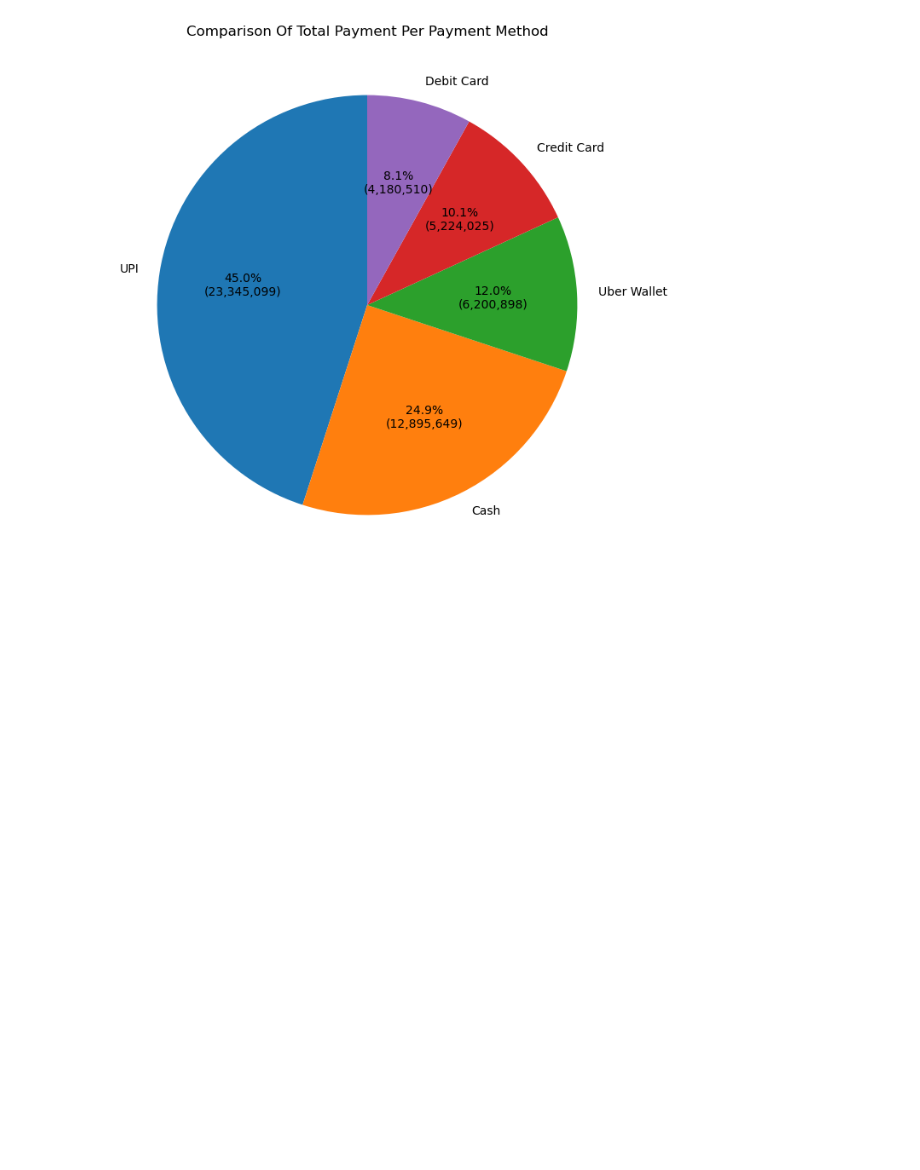
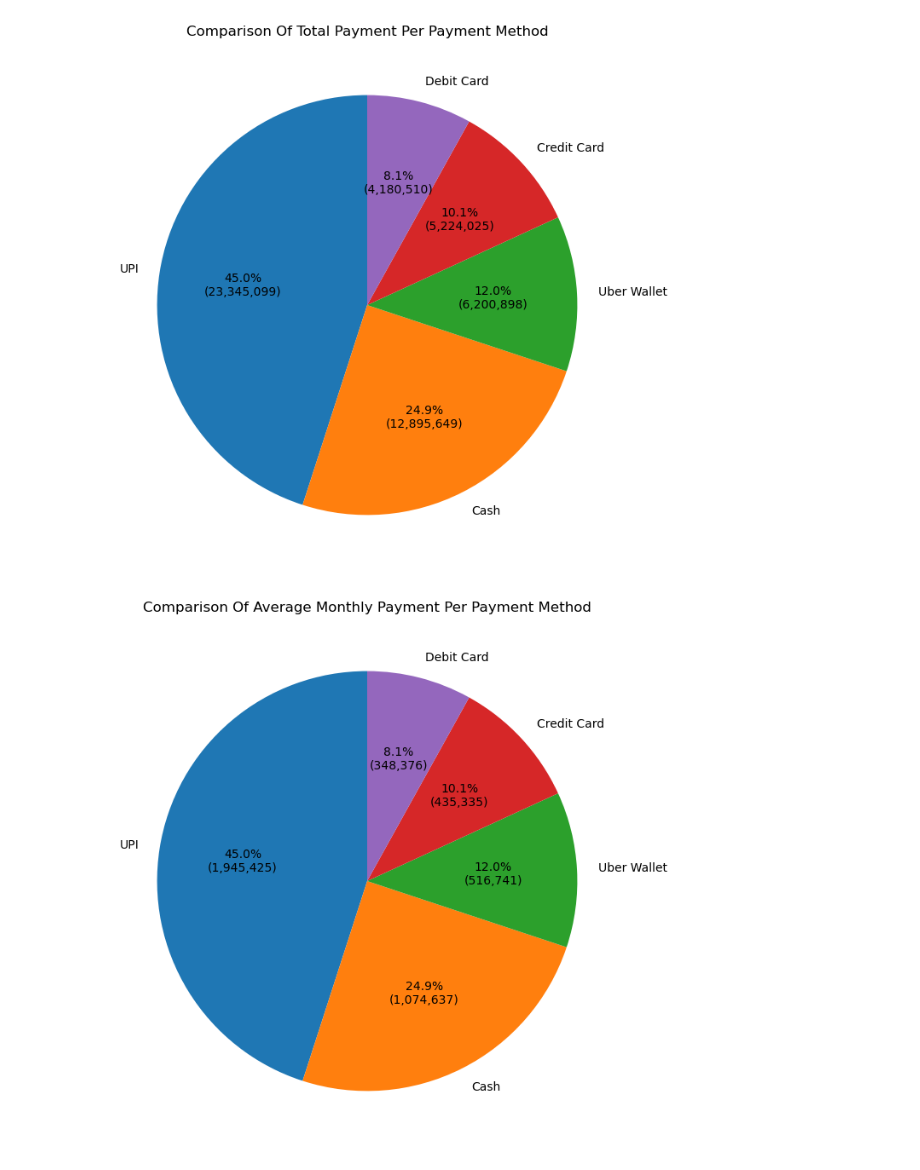
Before and after one commit to FlazeFy2/DS-Uber_Data_Analytics_Dashboard, a Jupyter notebook: exploratory data analysis-pie.ipynb, the cells around one changed output. Saved outputs shown, nothing was run; the diff lists cells and outputs as text; code cells hidden in the pictures; blank space fills up the shorter version.

Commit message:
[DS] Exploratory Data Analysis (EDA) - Pie Chart Comparison Of Average Monthly Payment Per Payment Method

```diff
--- a/exploratory data analysis-pie.ipynb
+++ b/exploratory data analysis-pie.ipynb
@@ -630,3 +630,48 @@ plt.ylabel("")
 plt.show()
 # %% [output]
 [figure]
+# %%
+import pandas as pd
+import matplotlib.pyplot as plt
+
+df = pd.read_csv("ncr_ride_bookings.csv")
+
+# Exploratory Data Analysis (EDA) - Pie Chart Comparison Of Average Monthly Payment Per Payment Method
+# Remove null payment method
+payment_df = df[df["Payment Method"].notna()].copy()
+
+# Convert Date column to datetime
+payment_df["Date"] = pd.to_datetime(payment_df["Date"])
+
+# Extract Year-Month from Date (ex: 2020-03-23 -> 2020-03)
+payment_df["YearMonth"] = payment_df["Date"].dt.to_period("M")
+
+# Dataset - Total payment per month per payment method
+monthly_payment_context = (
+    payment_df.groupby(["Payment Method", "YearMonth"])["Booking Value"].sum()
+)
+
+# Dataset - Average monthly payment per payment method
+avg_monthly_payment_context = (
+    monthly_payment_context.groupby("Payment Method").mean().sort_values(ascending=False)
+)
+
+# Custom autopct function to show percentage and average monthly nominal
+def autopct_with_nominal(values):
+    def my_autopct(pct):
+        total = sum(values)
+        nominal = pct * total / 100.0
+        return f'{pct:.1f}%\n({nominal:,.0f})'
+    return my_autopct
+
+# Pie Chart
+plt.figure(figsize=(8,8))
+avg_monthly_payment_context.plot.pie(
+    autopct=autopct_with_nominal(avg_monthly_payment_context),
+    startangle=90
+)
+plt.title("Comparison Of Average Monthly Payment Per Payment Method")
+plt.ylabel("")
+plt.show()
+# %% [output]
+[figure, added]
```
